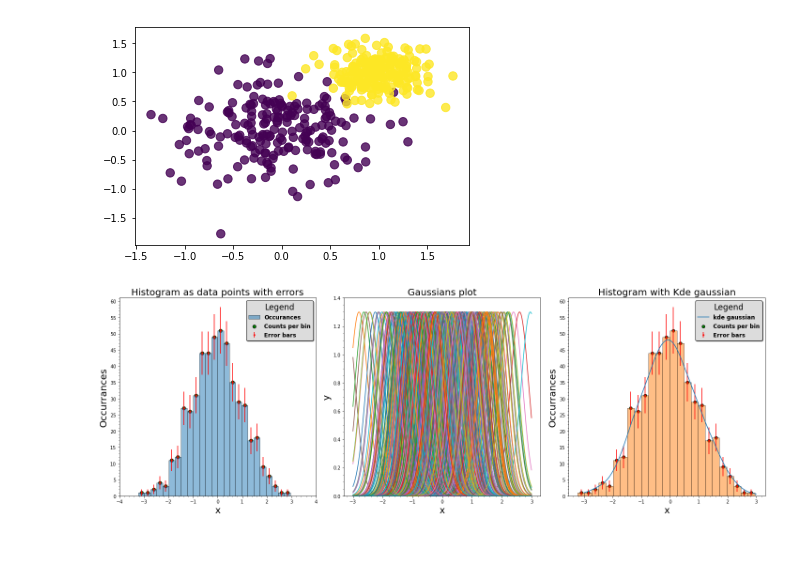
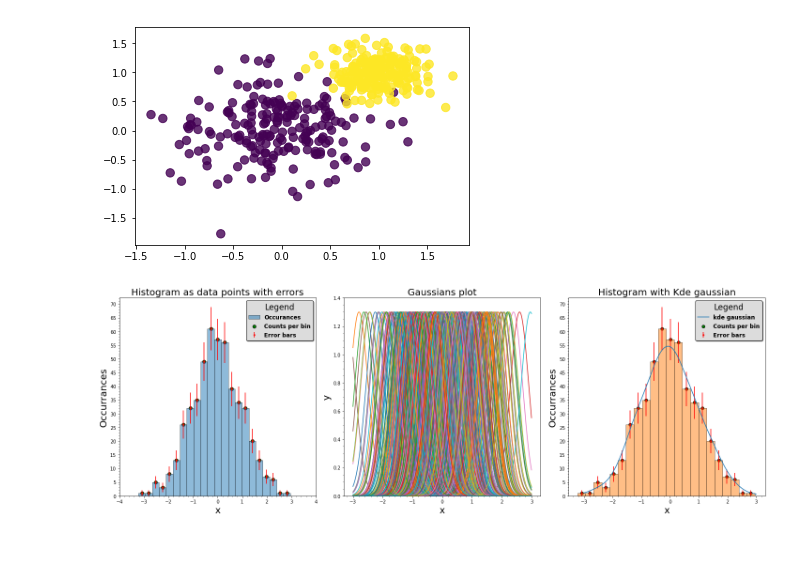
Before and after one commit to tommasoamico/LaboratoryOfComputationalPhysics_Y4, a Jupyter notebook: 06ex_Visualization.ipynb, the cells around one changed output. Cells and saved outputs as stored; diff of their text form; code cells hidden in the pictures.

```diff
--- a/06ex_Visualization.ipynb
+++ b/06ex_Visualization.ipynb
@@ -66,8 +66,8 @@ my_array = np.random.normal(loc=mean, scale=sigma, size=size )
 # %%
 #Histogram plot
 fig, ax = plt.subplots(nrows= 1, ncols=3, figsize=(20, 7))
-bins = 25
-entries, edges, _ = ax[0].hist(my_array, bins=bins, histtype='bar', edgecolor='black',label='Occurances', alpha=0.5)
+bins = np.floor(np.sqrt(size))
+entries, edges, _ = ax[0].hist(my_array, bins=int(bins), histtype='bar', edgecolor='black',label='Occurances', alpha=0.5)
 bin_centers = 0.5 * (edges[:-1] + edges[1:])
 ax[0].scatter(bin_centers, entries, s=50, c='green', label='Counts per bin', edgecolor='black')
 ax[0].set_ylabel('Occurrances', fontsize=20)
@@ -77,35 +77,35 @@ ax[0].errorbar(bin_centers, entries, yerr=np.sqrt(entries), fmt='r.' , label='Er
 ax[0].set_yticks(np.arange(0,np.amax(entries)+10, 5))
 ax[0].set_xlim([-4, 4])
 ax[0].minorticks_on()
 ax[0].legend(shadow=True, framealpha=1, facecolor='gainsboro', edgecolor='black', title='Legend', title_fontsize='xx-large', prop={'weight':'bold','size':12})
 
 #Plot of all the gaussians
 x_axis = np.linspace(mean-3*sigma, mean + 3*sigma, size)
 for element in my_array:
     ax[1].plot(x_axis, stats.norm.pdf(x_axis, element, 1.06*my_array.std()*my_array.size**-0.2))
 ax[1].minorticks_on()
 ax[1].set_title('Gaussians plot', fontsize=20)
 ax[1].set_ylabel('y', fontsize=20)
 ax[1].set_xlabel('x', fontsize=20)
 ax[1].set_ylim([0,1.4])
 #Kde
 gaussians = [stats.norm.pdf(x_axis, element, 1.06*my_array.std()*my_array.size**-0.2) for element in my_array]
 gauss_sum = np.sum([stats.norm.pdf(x_axis, element, 1.06*my_array.std()*my_array.size**-0.2) for element in my_array], axis=0)
 histogram_area = sc.integrate.trapezoid(entries, bin_centers)
 gaussian_area = sc.integrate.trapezoid(gauss_sum, x_axis)
 ax[2].plot(x_axis, (histogram_area/gaussian_area)*gauss_sum, label='kde gaussian')
-ax[2].hist(my_array, bins=bins, histtype='bar', alpha=0.5, edgecolor='black')
+ax[2].hist(my_array, bins=int(bins), histtype='bar', alpha=0.5, edgecolor='black')
 ax[2].errorbar(bin_centers, entries, yerr=np.sqrt(entries), fmt='r.', label='Error bars')
 ax[2].scatter(bin_centers, entries, s=40, c='green', label='Counts per bin', edgecolor='black')
 ax[2].set_yticks(np.arange(0,np.amax(entries)+10, 5))
 ax[2].legend(shadow=True, framealpha=1, facecolor='gainsboro', edgecolor='black', title='Legend', title_fontsize='xx-large', prop={'weight':'bold','size':12})
 ax[2].minorticks_on()
 ax[2].set_ylabel('Occurrances', fontsize=20)
 ax[2].set_xlabel('x', fontsize=20)
 ax[2].set_title('Histogram with Kde gaussian', fontsize=20)
 fig.tight_layout()
 # %% [output]
-[figure, old version]
+[figure, new version]
 # %% [markdown]
 #####
 # %% [raw]
```
Also changed, not shown: 2 other files.
